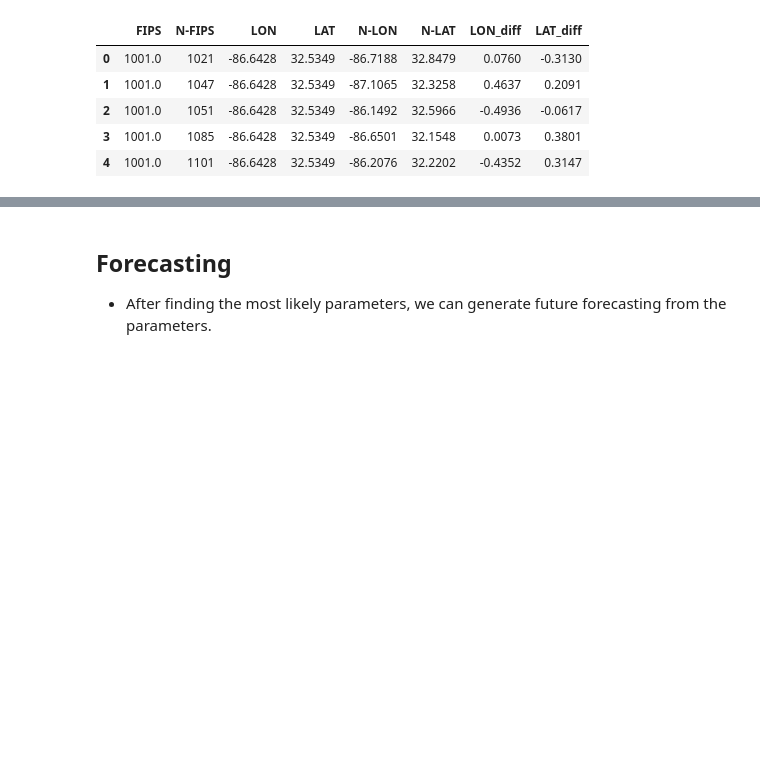
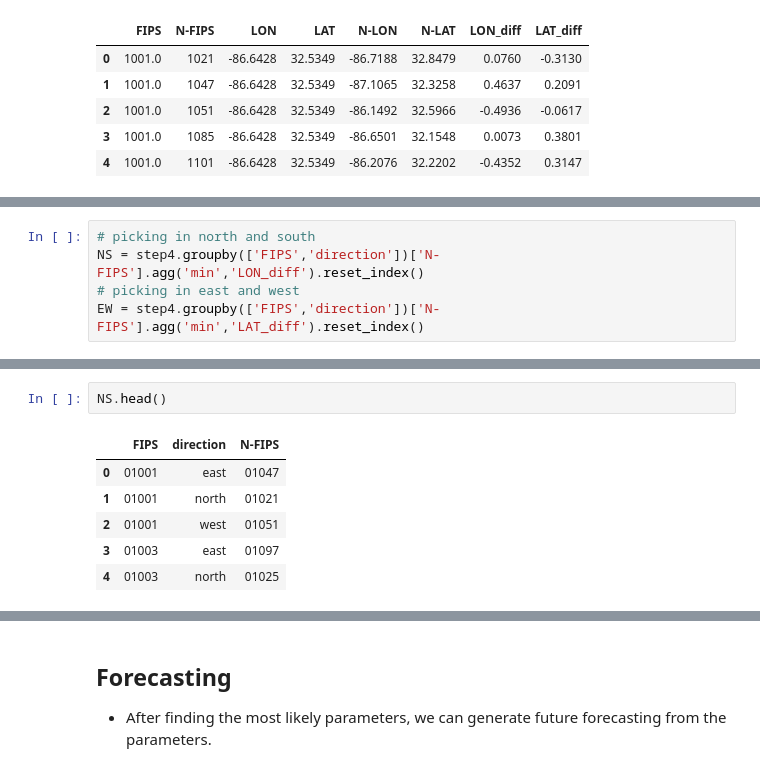
Before and after one commit to wendyw1999/epidemiology_capstone_project, a Jupyter notebook: notebooks/Stimulation 2.ipynb, the cells around one changed output, grey strips where cells are left out. Saved outputs shown, nothing was run; the diff lists cells and outputs as text; blank space fills up the shorter version.

```diff
--- a/notebooks/Stimulation 2.ipynb
+++ b/notebooks/Stimulation 2.ipynb
@@ -428,0 +434,5 @@ step2.head(20)
+# %%
+# picking in north and south
+NS = step4.groupby(['FIPS','direction'])['N-FIPS'].agg('min','LON_diff').reset_index()
+# picking in east and west
+EW = step4.groupby(['FIPS','direction'])['N-FIPS'].agg('min','LAT_diff').reset_index()
@@ -428,0 +444,9 @@ step2.head(20)
+# %%
+NS.head()
+# %% [output]
+|  | FIPS | direction | N-FIPS |
+| 0 | 01001 | east | 01047 |
+| 1 | 01001 | north | 01021 |
+| 2 | 01001 | west | 01051 |
+| 3 | 01003 | east | 01097 |
+| 4 | 01003 | north | 01025 |
```
Also changed, not shown: parts of 22 cells of this notebook, 2 other files.
